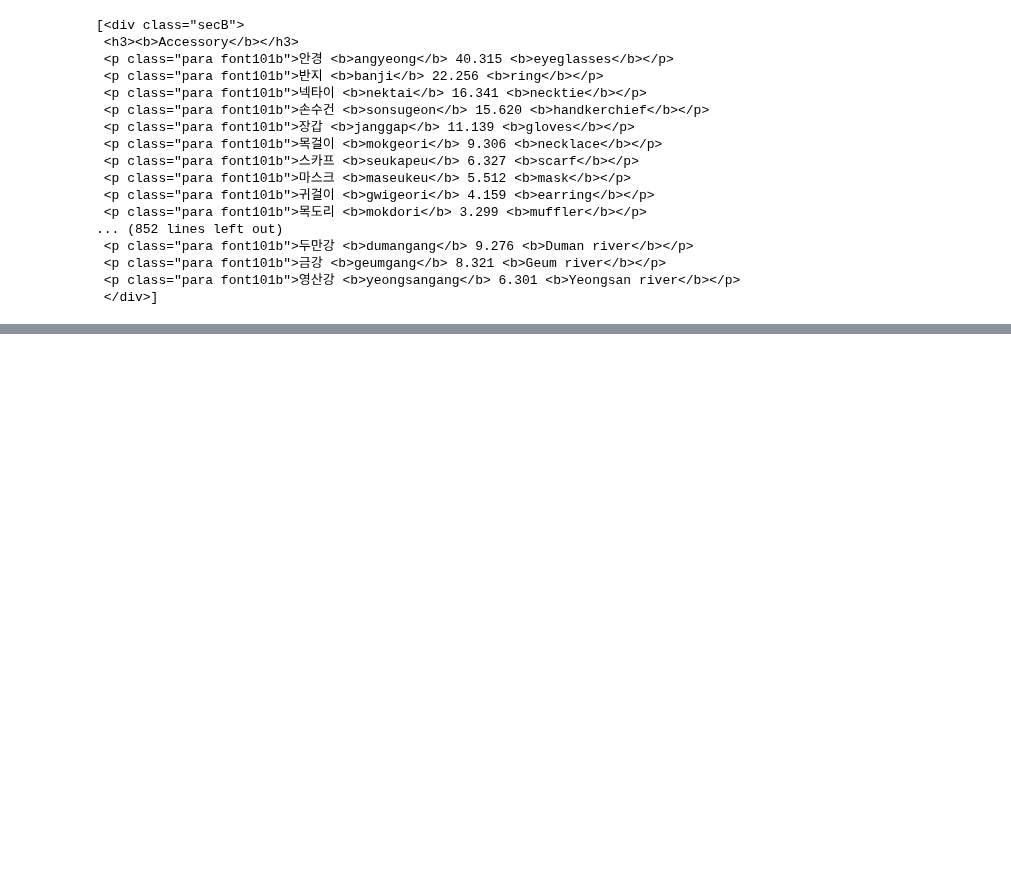
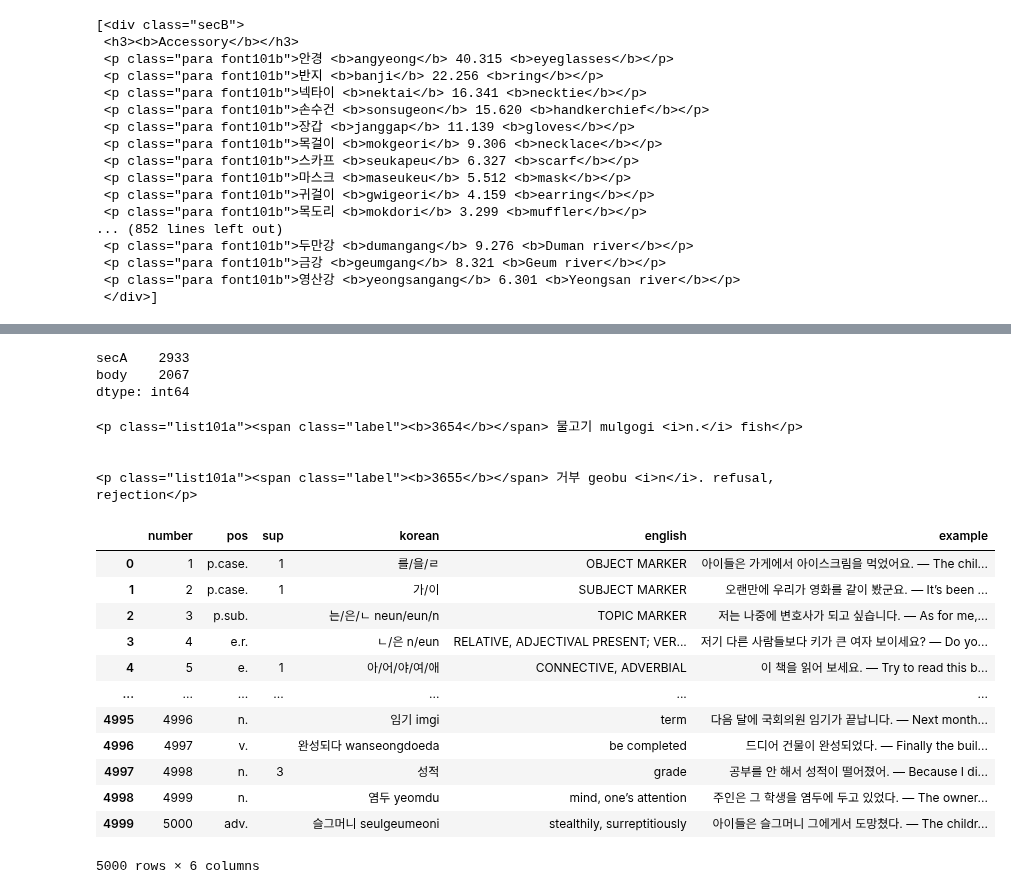
Before and after one commit to kebuhcah/experiments, a Jupyter notebook: dsal-scrape/epub-extract.ipynb, the cells around one changed output, grey strips where cells are left out. Drawn from its saved outputs; the diff is of its cells as text; code cells hidden in the pictures; blank space fills up the shorter version.

Commit message:
extract main 5000-word frequency list!

```diff
--- a/dsal-scrape/epub-extract.ipynb
+++ b/dsal-scrape/epub-extract.ipynb
@@ -270,0 +251,62 @@ for p in bs.section.find_all('p', class_='list101a'):
+# %%
+# about 2000 entries are direct children of body? rest are under secA
+pd.Series([' '.join(p.parent.attrs.get('class')) for p in bs.section.find_all('p', class_='list101a')]).value_counts()
+# %% [output]
+secA    2933
+body    2067
+dtype: int64
+# %%
+# the one entry without a sample sentence is.... "FISH"??!?!
+
+for p in bs.section.find_all('p', class_='list101a'):
+    if     p.next_sibling.next_sibling.attrs.get('class')[0] != 'list101b':
+        print(p)
+        print(p.next_sibling)
+        print(p.next_sibling.next_sibling)
+# %% [output]
+<p class="list101a"><span class="label"><b>3654</b></span> 물고기 mulgogi <i>n.</i> fish</p>
+
+
+<p class="list101a"><span class="label"><b>3655</b></span> 거부 geobu <i>n</i>. refusal, rejection</p>
+# %%
+def processEntry(entry):
+    string_contents = [c.strip() for c in entry.contents if not c.name]
+    pos_contents = [c.text.strip() for c in entry.contents if c.name == 'i']
+    sup_contents = [c.text.strip() for c in entry.contents if c.name == 'sup']
+
+    example = ''
+    if entry.next_sibling.next_sibling.attrs.get('class')[0] == 'list101b':
+        example = re.sub('^• ', '', entry.next_sibling.next_sibling.text).strip()
+
+    result = {'number': int(entry.b.text),
+            'pos': '/'.join(pos_contents),
+            'sup': '/'.join(sup_contents),
+            #'content_count': entry.contents,
+            'korean': string_contents[0],
+            'english': string_contents[-1],
+            'example': example}
+
+    if not result['pos'].endswith('.'):
+        result['pos'] = result['pos'] + '.'
+        result['english'] = re.sub(r'^\.', '', result['english']).strip()
+
+    return result
+
+
+FreqDict = DataFrame([processEntry(p) for p in bs.section.find_all('p', class_='list101a')])
+
+FreqDict
+# %% [output]
+|  | number | pos | sup | korean | english | example |
+| 0 | 1 | p.case. | 1 | 를/을/ㄹ | OBJECT MARKER | 아이들은 가게에서 아이스크림을 먹었어요. — The chil... |
+| 1 | 2 | p.case. | 1 | 가/이 | SUBJECT MARKER | 오랜만에 우리가 영화를 같이 봤군요. — It’s been ... |
+| 2 | 3 | p.sub. |  | 는/은/ㄴ neun/eun/n | TOPIC MARKER | 저는 나중에 변호사가 되고 싶습니다. — As for me,... |
+| 3 | 4 | e.r. |  | ㄴ/은 n/eun | RELATIVE, ADJECTIVAL PRESENT; VER... | 저기 다른 사람들보다 키가 큰 여자 보이세요? — Do yo... |
+| 4 | 5 | e. | 1 | 아/어/야/여/애 | CONNECTIVE, ADVERBIAL | 이 책을 읽어 보세요. — Try to read this b... |
+| ... | ... | ... | ... | ... | ... | ... |
+| 4995 | 4996 | n. |  | 임기 imgi | term | 다음 달에 국회의원 임기가 끝납니다. — Next month... |
+| 4996 | 4997 | v. |  | 완성되다 wanseongdoeda | be completed | 드디어 건물이 완성되었다. — Finally the buil... |
+| 4997 | 4998 | n. | 3 | 성적 | grade | 공부를 안 해서 성적이 떨어졌어. — Because I di... |
+| 4998 | 4999 | n. |  | 염두 yeomdu | mind, one’s attention | 주인은 그 학생을 염두에 두고 있었다. — The owner... |
+| 4999 | 5000 | adv. |  | 슬그머니 seulgeumeoni | stealthily, surreptitiously | 아이들은 슬그머니 그에게서 도망쳤다. — The childr... |
+5000 rows × 6 columns
```
Also changed, not shown: parts of 11 cells of this notebook.
